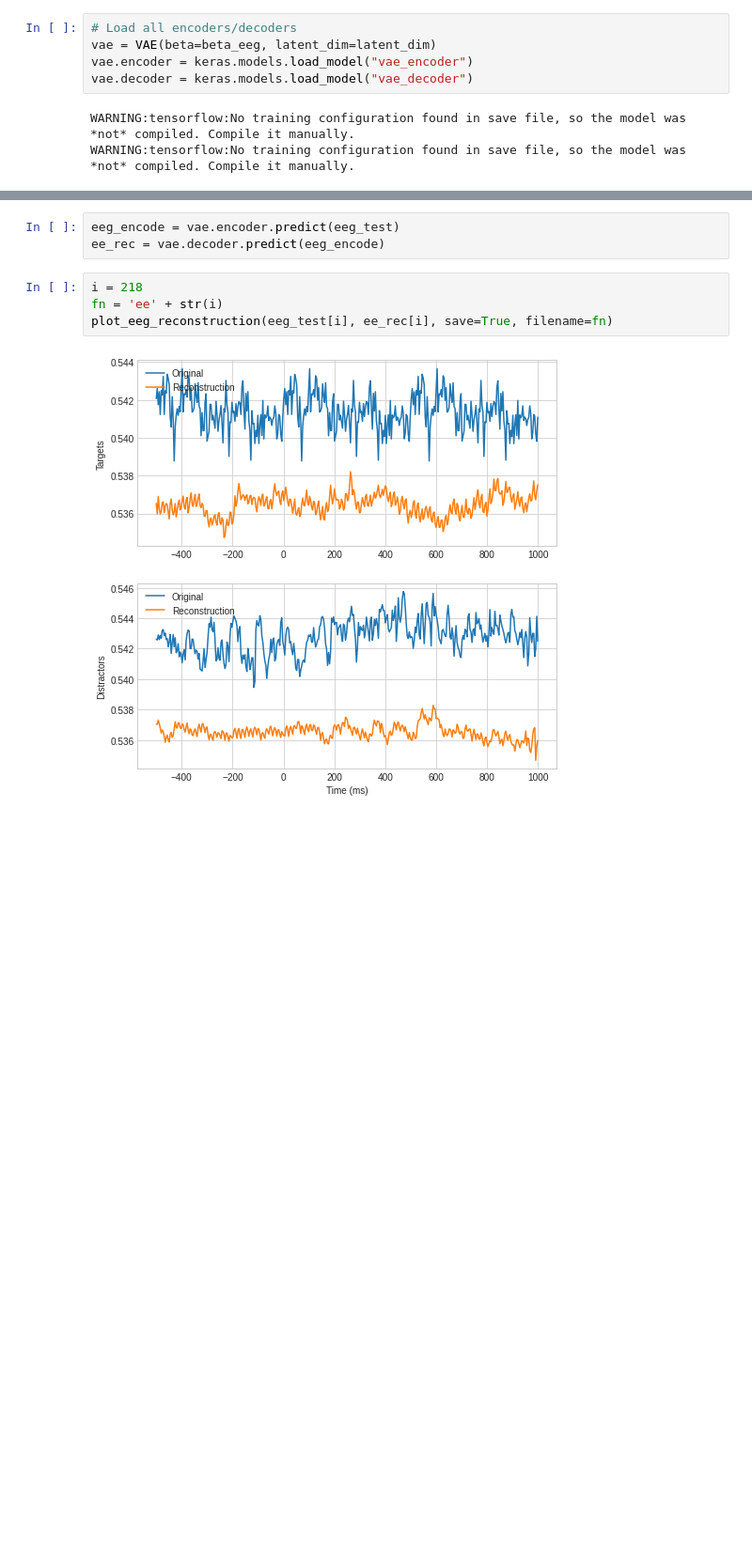
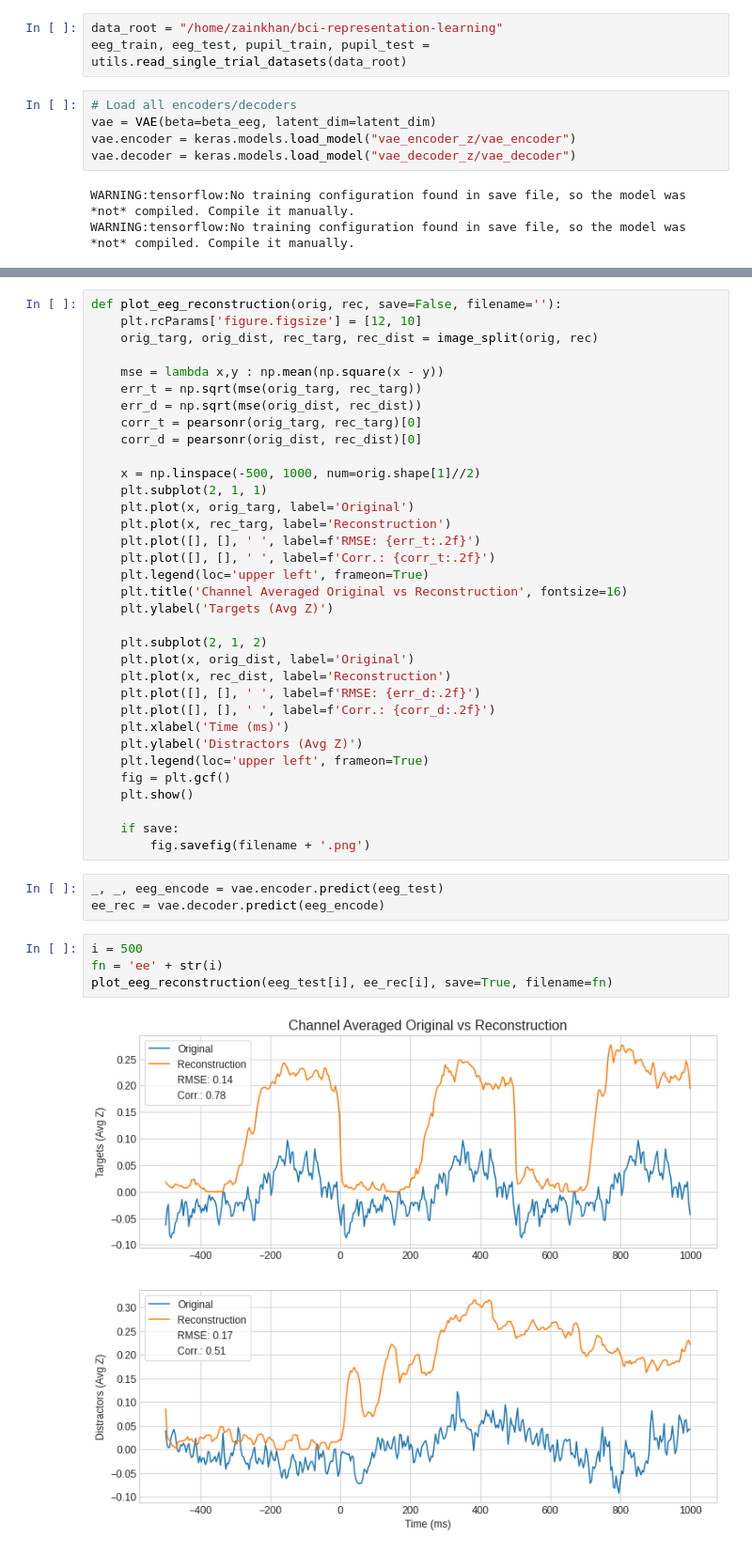
Before and after one commit to zainakh/bci-representation-learning, a Jupyter notebook: plot-eeg-reconstructions.ipynb, the cells around one changed output, grey strips where cells are left out. Shown at 94% size. Cells and saved outputs as stored; diff of their text form; blank space fills up the shorter version.

```diff
--- a/plot-eeg-reconstructions.ipynb
+++ b/plot-eeg-reconstructions.ipynb
@@ -26,8 +17,11 @@ eeg_train, eeg_test, pupil_train, pupil_test = train_test_split(
+# %%
+data_root = "/home/zainkhan/bci-representation-learning"
+eeg_train, eeg_test, pupil_train, pupil_test = utils.read_single_trial_datasets(data_root)
 # %%
 # Load all encoders/decoders
 vae = VAE(beta=beta_eeg, latent_dim=latent_dim)
-vae.encoder = keras.models.load_model("vae_encoder")
-vae.decoder = keras.models.load_model("vae_decoder")
+vae.encoder = keras.models.load_model("vae_encoder_z/vae_encoder")
+vae.decoder = keras.models.load_model("vae_decoder_z/vae_decoder")
 # %% [output]
 WARNING:tensorflow:No training configuration found in save file, so the model was *not* compiled. Compile it manually.
 WARNING:tensorflow:No training configuration found in save file, so the model was *not* compiled. Compile it manually.
@@ -78,9 +58,43 @@ def plot_eeg_reconstruction(orig, rec, save=False, filename=''):
+# %%
+def plot_eeg_reconstruction(orig, rec, save=False, filename=''):
+    plt.rcParams['figure.figsize'] = [12, 10]
+    orig_targ, orig_dist, rec_targ, rec_dist = image_split(orig, rec)
+
+    mse = lambda x,y : np.mean(np.square(x - y))
+    err_t = np.sqrt(mse(orig_targ, rec_targ))
+    err_d = np.sqrt(mse(orig_dist, rec_dist))
+    corr_t = pearsonr(orig_targ, rec_targ)[0]
+    corr_d = pearsonr(orig_dist, rec_dist)[0]
+
+    x = np.linspace(-500, 1000, num=orig.shape[1]//2)
+    plt.subplot(2, 1, 1)
+    plt.plot(x, orig_targ, label='Original')
+    plt.plot(x, rec_targ, label='Reconstruction')
+    plt.plot([], [], ' ', label=f'RMSE: {err_t:.2f}')
+    plt.plot([], [], ' ', label=f'Corr.: {corr_t:.2f}')
+    plt.legend(loc='upper left', frameon=True)
+    plt.title('Channel Averaged Original vs Reconstruction', fontsize=16)
+    plt.ylabel('Targets (Avg Z)')
+
+    plt.subplot(2, 1, 2)
+    plt.plot(x, orig_dist, label='Original')
+    plt.plot(x, rec_dist, label='Reconstruction')
+    plt.plot([], [], ' ', label=f'RMSE: {err_d:.2f}')
+    plt.plot([], [], ' ', label=f'Corr.: {corr_d:.2f}')
+    plt.xlabel('Time (ms)')
+    plt.ylabel('Distractors (Avg Z)')
+    plt.legend(loc='upper left', frameon=True)
+    fig = plt.gcf()
+    plt.show()
+
+    if save:
+        fig.savefig(filename + '.png')
 # %%
-eeg_encode = vae.encoder.predict(eeg_test)
+_, _, eeg_encode = vae.encoder.predict(eeg_test)
 ee_rec = vae.decoder.predict(eeg_encode)
 # %%
-i = 218
+i = 500
 fn = 'ee' + str(i)
 plot_eeg_reconstruction(eeg_test[i], ee_rec[i], save=True, filename=fn)
 # %% [output]
-[figure, old version]
+[figure, new version]
```
Also changed, not shown: parts of 25 cells of this notebook, 4 other files.
